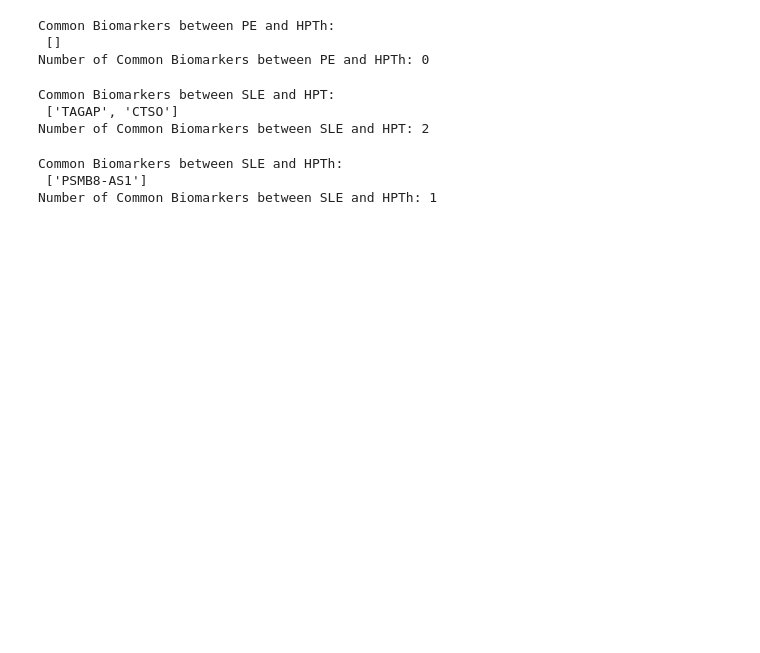
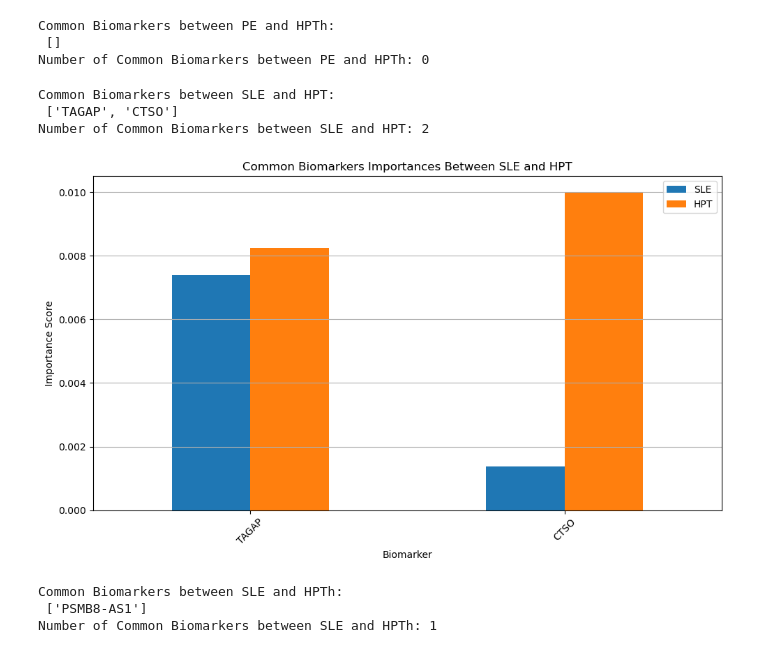
Before and after one commit to sazidshahjada/BioMarkerPredictionML, a Jupyter notebook: pe_sle_hpt_hpth_analysis.ipynb, the cells around one changed output. Saved outputs shown, nothing was run; the diff lists cells and outputs as text; code cells hidden in the pictures; blank space fills up the shorter version.

```diff
--- a/pe_sle_hpt_hpth_analysis.ipynb
+++ b/pe_sle_hpt_hpth_analysis.ipynb
@@ -564,6 +619,12 @@ print("Number of Common Biomarkers between SLE and HPT:", len(sle_hpt_common_bio
 Common Biomarkers between SLE and HPT:
  ['TAGAP', 'CTSO']
 Number of Common Biomarkers between SLE and HPT: 2
+# %%
+if len(sle_hpt_common_biomarkers) > 0:
+    # Plot the common biomarkers importances
+    plot_common_biomarkers_grouped("SLE", "HPT", sle_feature_importances, hpt_feature_importances, sle_hpt_common_biomarkers)
+# %% [output]
+[figure, added]
 # %%
 # Common biomarkers between SLE and HPTh
 sle_hpth_common_biomarkers = get_common_biomarkers(sle_feature_importances, hpth_feature_importances)
```
Also changed, not shown: parts of 9 cells of this notebook, 23 other files.
